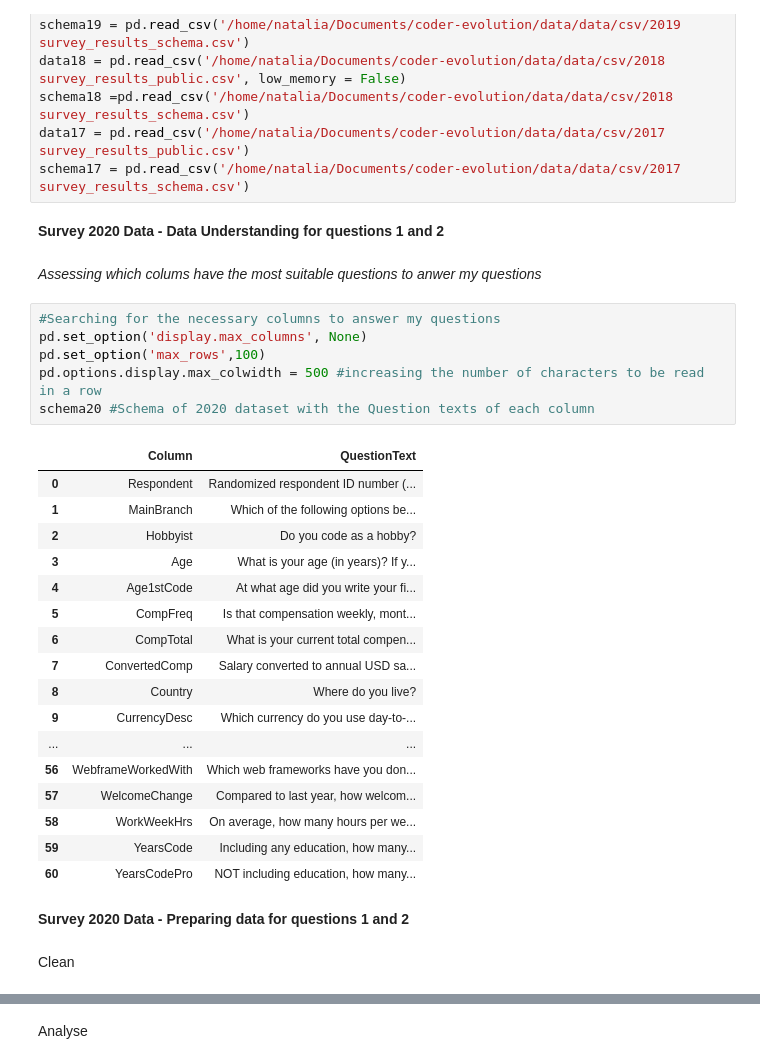
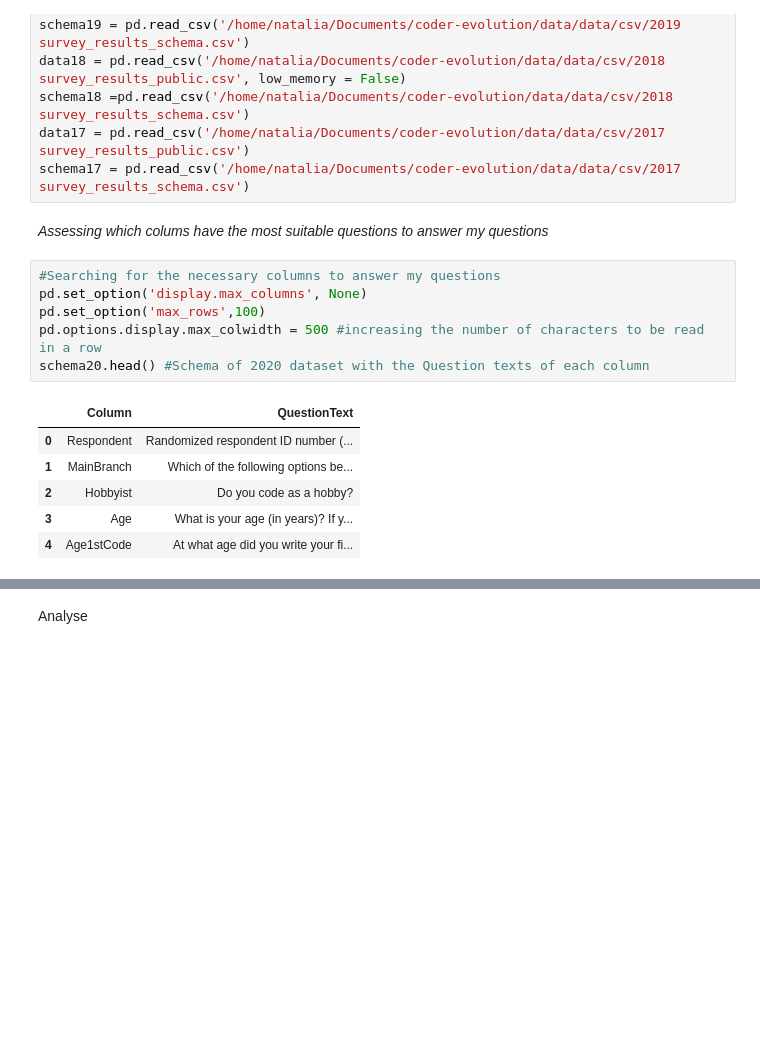
Before and after one commit to NataliaKitaoka/coder-evolution, a Jupyter notebook: coder-evolution.ipynb, the cells around one changed output, grey strips where cells are left out. Saved outputs shown, nothing was run; the diff lists cells and outputs as text; blank space fills up the shorter version.

```diff
--- a/coder-evolution.ipynb
+++ b/coder-evolution.ipynb
@@ -31,35 +32,18 @@ data18 = pd.read_csv('/home/natalia/Documents/coder-evolution/data/data/csv/2018
 schema18 =pd.read_csv('/home/natalia/Documents/coder-evolution/data/data/csv/2018 survey_results_schema.csv')
 data17 = pd.read_csv('/home/natalia/Documents/coder-evolution/data/data/csv/2017 survey_results_public.csv')
 schema17 = pd.read_csv('/home/natalia/Documents/coder-evolution/data/data/csv/2017 survey_results_schema.csv')
-# %% [markdown]
-**Survey 2020 Data - Data Understanding for questions 1 and 2**
 # %% [markdown]
-*Assessing which colums have the most suitable questions to anwer my questions*
+*Assessing which colums have the most suitable questions to answer my questions*
 # %%
 #Searching for the necessary columns to answer my questions
 pd.set_option('display.max_columns', None)
 pd.set_option('max_rows',100)
 pd.options.display.max_colwidth = 500 #increasing the number of characters to be read in a row
-schema20 #Schema of 2020 dataset with the Question texts of each column
+schema20.head() #Schema of 2020 dataset with the Question texts of each column
 # %% [output]
 |  | Column | QuestionText |
 | 0 | Respondent | Randomized respondent ID number (... |
 | 1 | MainBranch | Which of the following options be... |
 | 2 | Hobbyist | Do you code as a hobby? |
 | 3 | Age | What is your age (in years)? If y... |
 | 4 | Age1stCode | At what age did you write your fi... |
-| 5 | CompFreq | Is that compensation weekly, mont... |
-| 6 | CompTotal | What is your current total compen... |
-| 7 | ConvertedComp | Salary converted to annual USD sa... |
-| 8 | Country | Where do you live? |
-| 9 | CurrencyDesc | Which currency do you use day-to-... |
-| ... | ... | ... |
-| 56 | WebframeWorkedWith | Which web frameworks have you don... |
-| 57 | WelcomeChange | Compared to last year, how welcom... |
-| 58 | WorkWeekHrs | On average, how many hours per we... |
-| 59 | YearsCode | Including any education, how many... |
-| 60 | YearsCodePro | NOT including education, how many... |
-# %% [markdown]
-**Survey 2020 Data - Preparing data for questions 1 and 2**
-# %% [markdown]
-Clean
```
Also changed, not shown: parts of 43 cells of this notebook.
